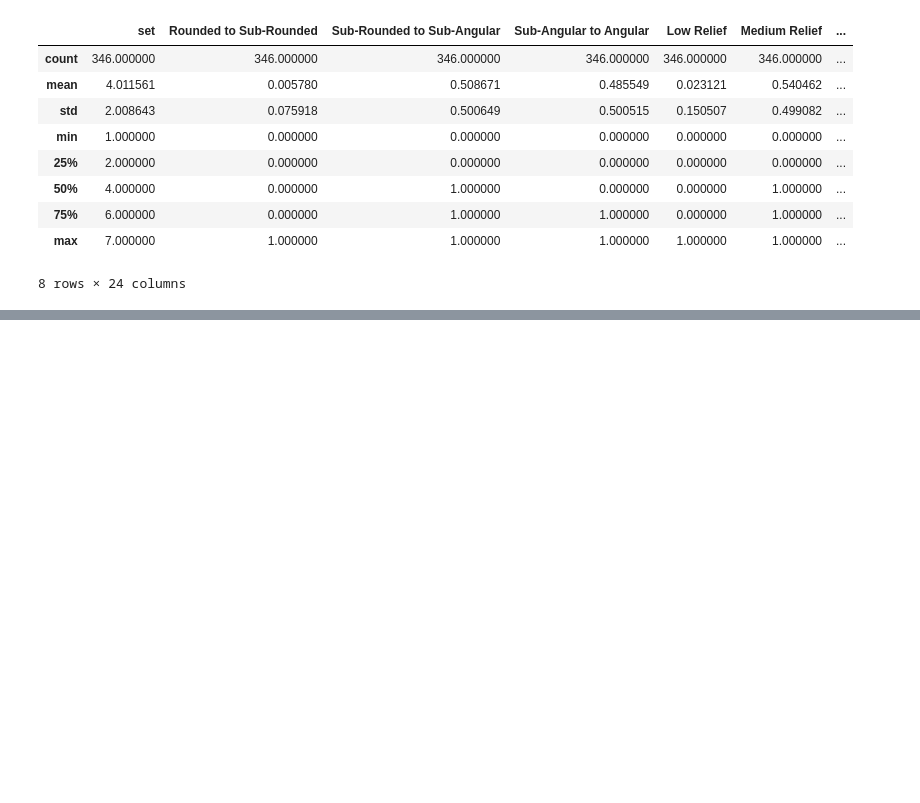
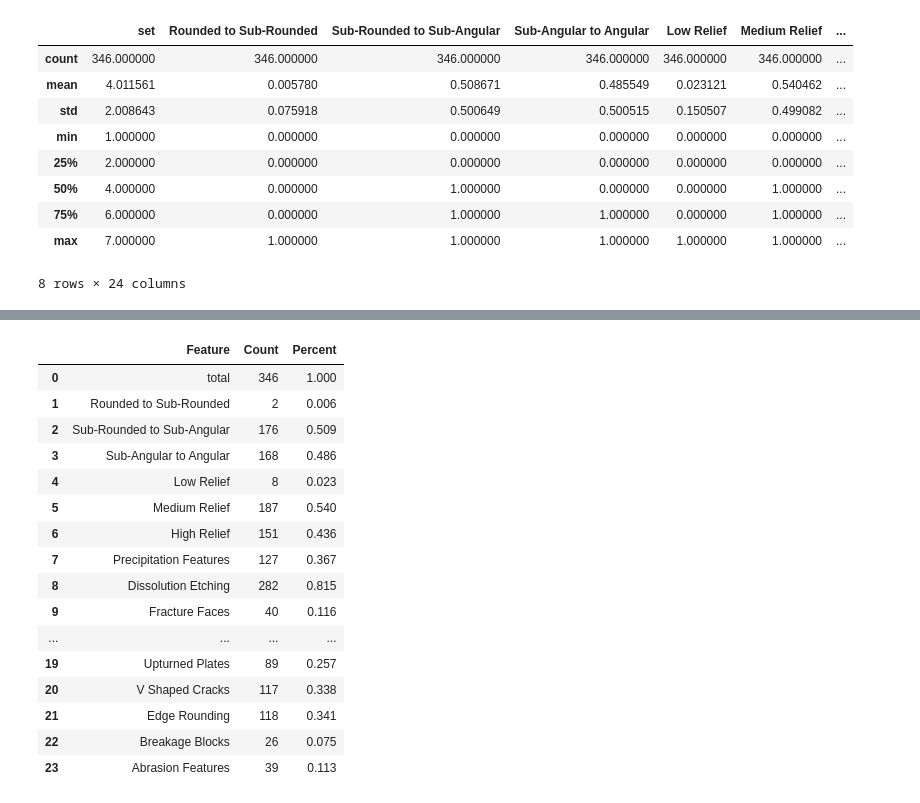
Before and after one commit to curtissmith291/thesis_revisited, a Jupyter notebook: summary_statistics.ipynb, the cells around one changed output, grey strips where cells are left out. Cells and saved outputs as stored; diff of their text form; code cells hidden in the pictures; blank space fills up the shorter version.

```diff
--- a/summary_statistics.ipynb
+++ b/summary_statistics.ipynb
@@ -54,6 +67,6 @@ columns = list(df_nor.columns)
 # %%
 for c in columns:
     x = df_nor[c].sum()
-    if type(x) != str:
+    if c in features:
         print(f'{c}: {x}')
 # %% [output]
@@ -80,0 +90,7 @@ df_nor["High Relief"].sum()
+# %%
+nor_dict = {}
+nor_dict["total"] = len(df_nor)
+for c in columns:
+    x = df_nor[c].sum()
+    if c in features:
+        nor_dict[c] = x
@@ -80,0 +117,26 @@ df_nor["High Relief"].sum()
+# %%
+nor_bar = pd.DataFrame.from_dict(nor_dict, orient='index')
+nor_bar.reset_index(inplace=True)
+nor_bar.rename(columns={"index":"Feature", 0:"Count"}, inplace=True)
+# %%
+nor_bar["Percent"] = nor_bar.apply(lambda row: round(row["Count"]/346, 3), axis=1)
+# %%
+nor_bar
+# %% [output]
+|  | Feature | Count | Percent |
+| 0 | total | 346 | 1.000 |
+| 1 | Rounded to Sub-Rounded | 2 | 0.006 |
+| 2 | Sub-Rounded to Sub-Angular | 176 | 0.509 |
+| 3 | Sub-Angular to Angular | 168 | 0.486 |
+| 4 | Low Relief | 8 | 0.023 |
+| 5 | Medium Relief | 187 | 0.540 |
+| 6 | High Relief | 151 | 0.436 |
+| 7 | Precipitation Features | 127 | 0.367 |
+| 8 | Dissolution Etching | 282 | 0.815 |
+| 9 | Fracture Faces | 40 | 0.116 |
+| ... | ... | ... | ... |
+| 19 | Upturned Plates | 89 | 0.257 |
+| 20 | V Shaped Cracks | 117 | 0.338 |
+| 21 | Edge Rounding | 118 | 0.341 |
+| 22 | Breakage Blocks | 26 | 0.075 |
+| 23 | Abrasion Features | 39 | 0.113 |
```
Also changed, not shown: parts of 7 cells of this notebook, 1 other file.
